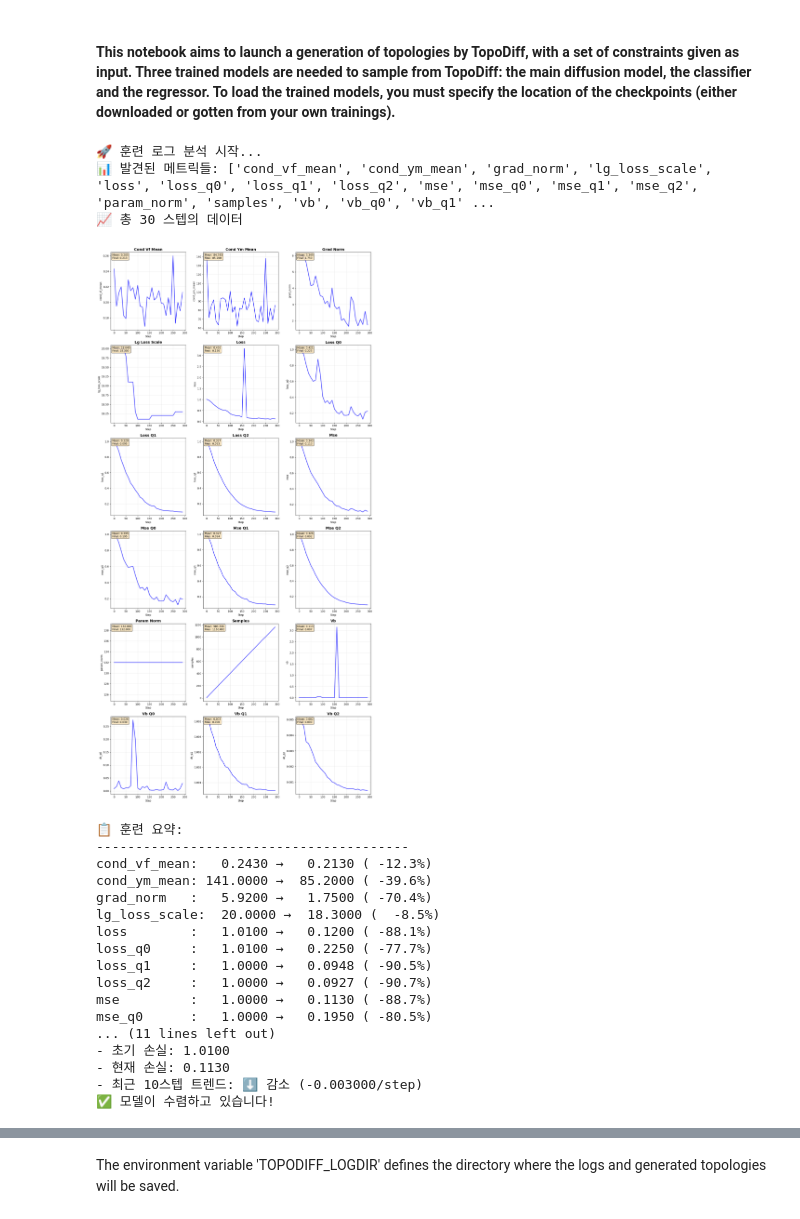
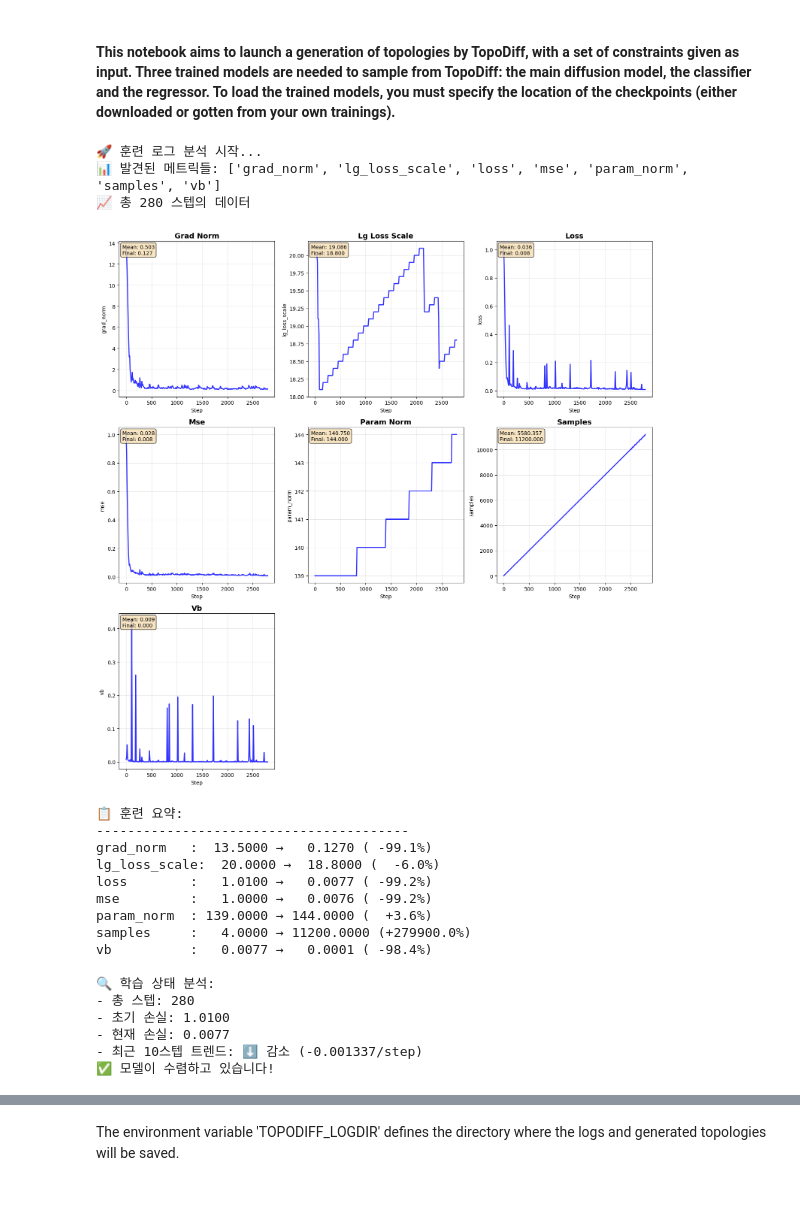
Before and after one commit to dsfsazxc/3D_TPMS_Diffusion, a Jupyter notebook: topodiff/4_TopoDiff_sample.ipynb, the cells around one changed output, grey strips where cells are left out. Saved outputs shown, nothing was run; the diff lists cells and outputs as text; code cells hidden in the pictures.

```diff
--- a/topodiff/4_TopoDiff_sample.ipynb
+++ b/topodiff/4_TopoDiff_sample.ipynb
@@ -127,52 +127,51 @@ def analyze_learning_progress(log_path):
     if len(loss) > 5:
         # 최근 손실의 변화율
         recent_steps = min(10, len(loss))
         recent_loss = loss[-recent_steps:]
         loss_trend = np.polyfit(range(recent_steps), recent_loss, 1)[0]
 
         print(f"\n🔍 학습 상태 분석:")
         print(f"- 총 스텝: {len(steps)}")
         print(f"- 초기 손실: {loss[0]:.4f}")
         print(f"- 현재 손실: {loss[-1]:.4f}")
         print(f"- 최근 {recent_steps}스텝 트렌드: {'⬇️ 감소' if loss_trend < 0 else '⬆️ 증가'} ({loss_trend:.6f}/step)")
 
         # 수렴 여부 판단
         if len(loss) > 20:
             recent_var = np.var(recent_loss)
             if recent_var < 0.1 and abs(loss_trend) < 0.01:
                 print("✅ 모델이 수렴하고 있습니다!")
             elif loss_trend > 0.1:
                 print("⚠️ 손실이 증가하고 있습니다. 학습률을 낮춰보세요.")
             else:
                 print("🔄 모델이 계속 학습 중입니다.")
 
 # 실행
 if __name__ == "__main__":
-    log_path = "/home/yeoneung/Euihyun/3D_TPMS_topoDIff/topodiff/checkpoints/3d_diff_logdir3/log.txt"
+    log_path = "/home/yeoneung/Euihyun/3D_TPMS_topoDIff/topodiff/checkpoints/3d_diff_logdir_optimized_128/log.txt"
 
     print("🚀 훈련 로그 분석 시작...")
     plot_training_metrics(log_path)
     analyze_learning_progress(log_path)
 # %% [output]
 🚀 훈련 로그 분석 시작...
-📊 발견된 메트릭들: ['cond_vf_mean', 'cond_ym_mean', 'grad_norm', 'lg_loss_scale', 'loss', 'loss_q0', 'loss_q1', 'loss_q2', 'mse', 'mse_q0', 'mse_q1', 'mse_q2', 'param_norm', 'samples', 'vb', 'vb_q0', 'vb_q1' ...
-📈 총 30 스텝의 데이터
+📊 발견된 메트릭들: ['grad_norm', 'lg_loss_scale', 'loss', 'mse', 'param_norm', 'samples', 'vb']
+📈 총 280 스텝의 데이터
-[figure, old version]
+[figure, new version]
 📋 훈련 요약:
 ----------------------------------------
-cond_vf_mean:   0.2430 →   0.2130 ( -12.3%)
-cond_ym_mean: 141.0000 →  85.2000 ( -39.6%)
-grad_norm   :   5.9200 →   1.7500 ( -70.4%)
-lg_loss_scale:  20.0000 →  18.3000 (  -8.5%)
-loss        :   1.0100 →   0.1200 ( -88.1%)
-loss_q0     :   1.0100 →   0.2250 ( -77.7%)
-loss_q1     :   1.0000 →   0.0948 ( -90.5%)
-loss_q2     :   1.0000 →   0.0927 ( -90.7%)
-mse         :   1.0000 →   0.1130 ( -88.7%)
-mse_q0      :   1.0000 →   0.1950 ( -80.5%)
-... (11 lines left out)
+grad_norm   :  13.5000 →   0.1270 ( -99.1%)
+lg_loss_scale:  20.0000 →  18.8000 (  -6.0%)
+loss        :   1.0100 →   0.0077 ( -99.2%)
+mse         :   1.0000 →   0.0076 ( -99.2%)
+param_norm  : 139.0000 → 144.0000 (  +3.6%)
+samples     :   4.0000 → 11200.0000 (+279900.0%)
+vb          :   0.0077 →   0.0001 ( -98.4%)
+
+🔍 학습 상태 분석:
+- 총 스텝: 280
 - 초기 손실: 1.0100
-- 현재 손실: 0.1130
-- 최근 10스텝 트렌드: ⬇️ 감소 (-0.003000/step)
+- 현재 손실: 0.0077
+- 최근 10스텝 트렌드: ⬇️ 감소 (-0.001337/step)
 ✅ 모델이 수렴하고 있습니다!
 # %%
```
Also changed, not shown: parts of 14 cells of this notebook, 26 other files.
